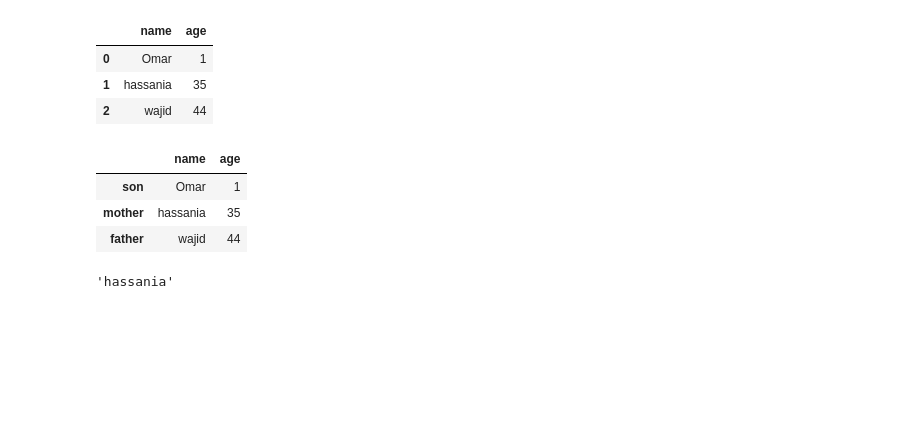
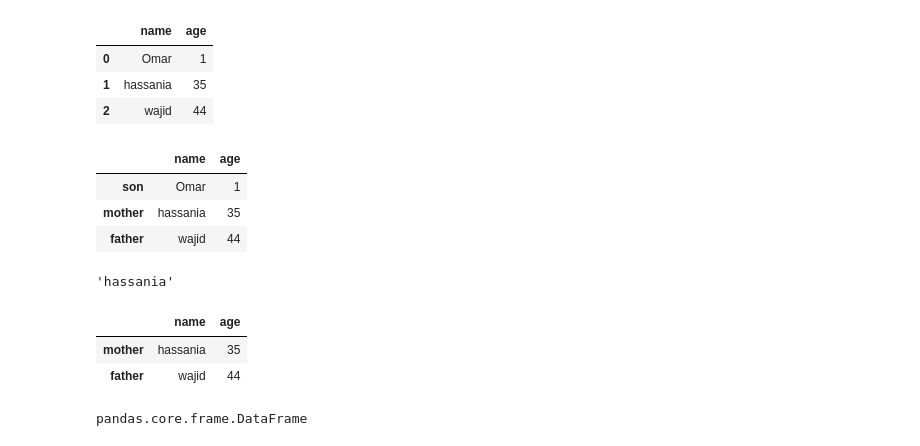
Before and after one commit to writetomdw/ilm_pd, a Jupyter notebook: ExploreSeries.ipynb, the cells around one changed output. Saved outputs shown, nothing was run; the diff lists cells and outputs as text; code cells hidden in the pictures; blank space fills up the shorter version.

```diff
--- a/ExploreSeries.ipynb
+++ b/ExploreSeries.ipynb
@@ -89,3 +89,13 @@ family_df_1
 family_df_1.name.iloc[1]
 # %% [output]
 'hassania'
+# %%
+family_df_1.loc['mother':'father']
+# %% [output]
+|  | name | age |
+| mother | hassania | 35 |
+| father | wajid | 44 |
+# %%
+family_df_1.loc['mother':'father', ['name','age']] # select the rows from mother to father inclusive and select only name
+# %% [output]
+pandas.core.frame.DataFrame
```
Also changed, not shown: 2 other files.
